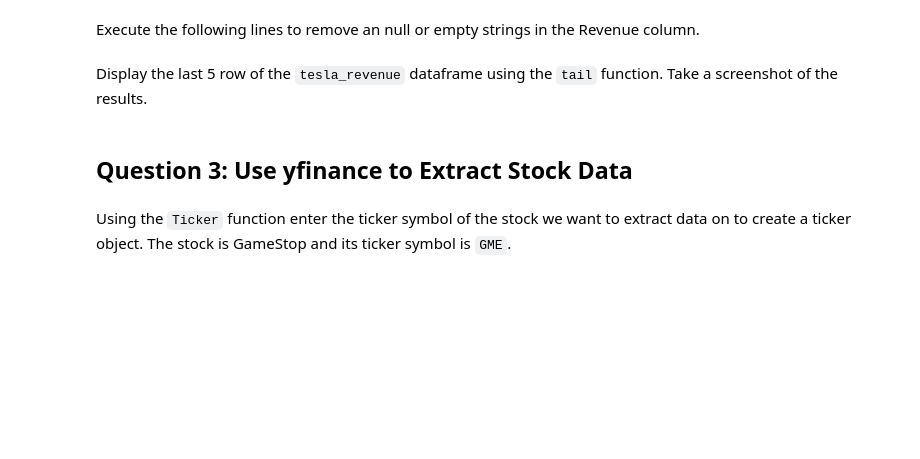
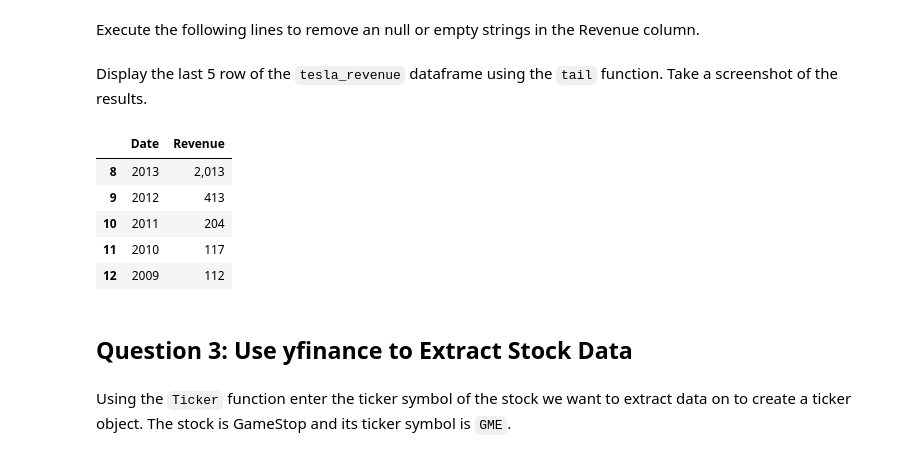
Before and after one commit to beekvangg/testgithub, a Jupyter notebook: Final Assignment-v2.ipynb, the cells around one changed output. Saved outputs shown, nothing was run; the diff lists cells and outputs as text; code cells hidden in the pictures; blank space fills up the shorter version.

```diff
--- a/Final Assignment-v2.ipynb
+++ b/Final Assignment-v2.ipynb
@@ -146,6 +187,15 @@ tesla_revenue.dropna(inplace=True)
 tesla_revenue = tesla_revenue[tesla_revenue['Revenue'] != ""]
 # %% [markdown]
 Display the last 5 row of the `tesla_revenue` dataframe using the `tail` function. Take a screenshot of the results.
+# %%
+tesla_revenue.tail()
+# %% [output]
+|  | Date | Revenue |
+| 8 | 2013 | 2,013 |
+| 9 | 2012 | 413 |
+| 10 | 2011 | 204 |
+| 11 | 2010 | 117 |
+| 12 | 2009 | 112 |
 # %% [markdown]
 ## Question 3: Use yfinance to Extract Stock Data
 # %% [markdown]
```
Also changed, not shown: parts of 14 cells of this notebook.
